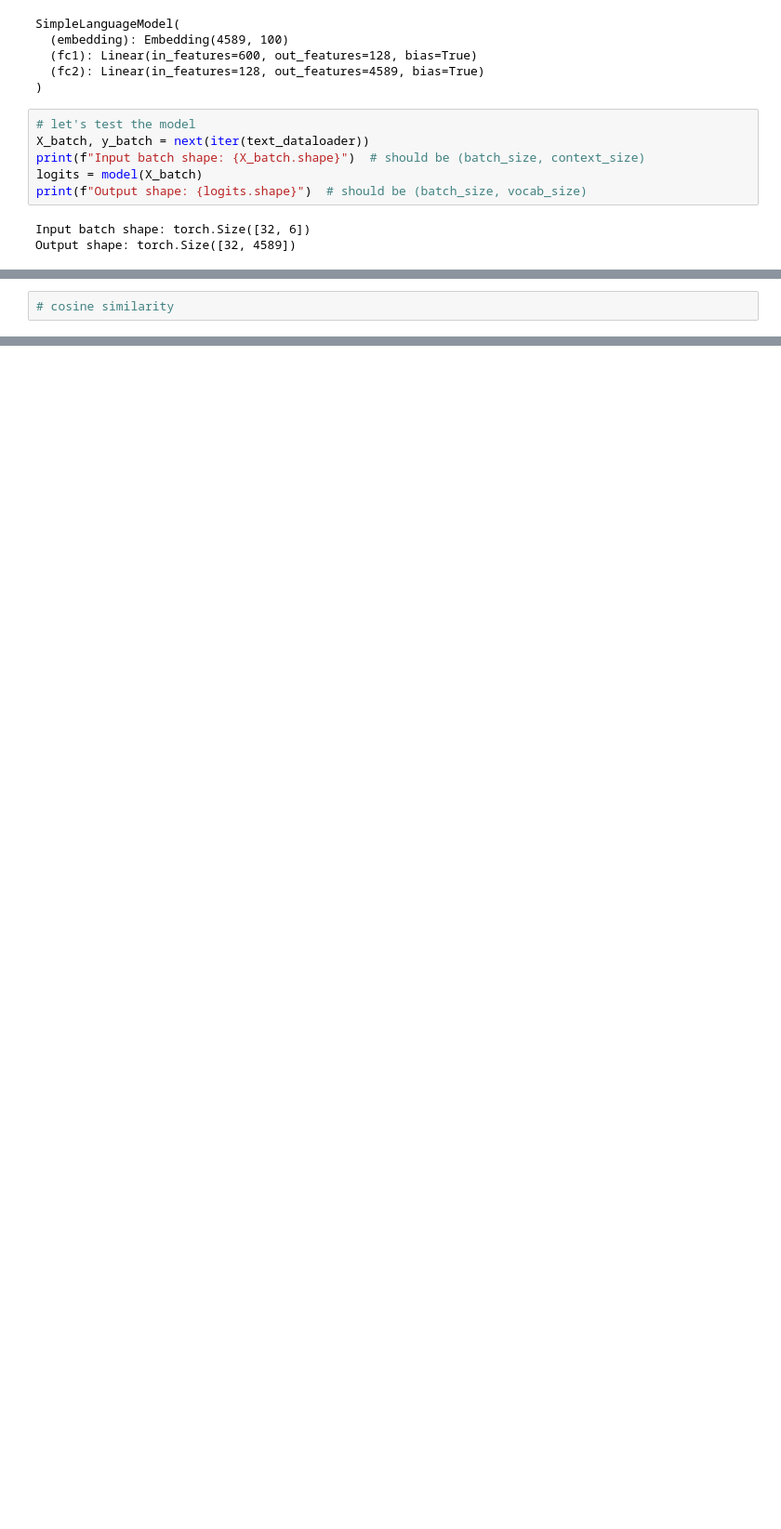
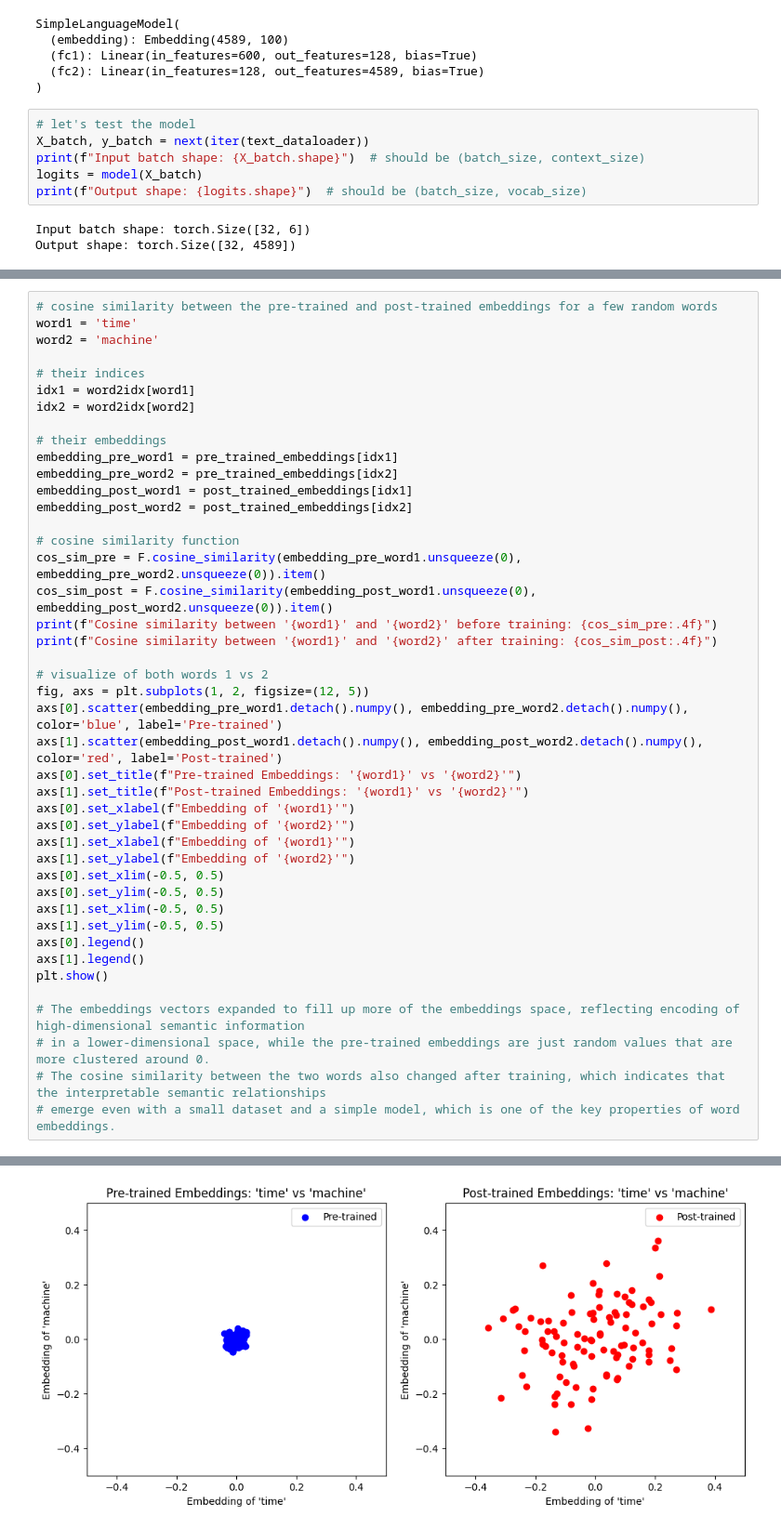
Before and after one commit to pablogasco1/deep-learning, a Jupyter notebook: notebooks_llms/02-embeddings_spaces_8.ipynb, the cells around one changed output, grey strips where cells are left out. Shown at 93% size. Cells and saved outputs as stored; diff of their text form; blank space fills up the shorter version.

```diff
--- a/notebooks_llms/02-embeddings_spaces_8.ipynb
+++ b/notebooks_llms/02-embeddings_spaces_8.ipynb
@@ -419,2 +419,44 @@ plt.show()
 # %%
-# cosine similarity
+# cosine similarity between the pre-trained and post-trained embeddings for a few random words
+word1 = 'time'
+word2 = 'machine'
+
+# their indices
+idx1 = word2idx[word1]
+idx2 = word2idx[word2]
+
+# their embeddings
+embedding_pre_word1 = pre_trained_embeddings[idx1]
+embedding_pre_word2 = pre_trained_embeddings[idx2]
+embedding_post_word1 = post_trained_embeddings[idx1]
+embedding_post_word2 = post_trained_embeddings[idx2]
+
+# cosine similarity function
+cos_sim_pre = F.cosine_similarity(embedding_pre_word1.unsqueeze(0), embedding_pre_word2.unsqueeze(0)).item()
+cos_sim_post = F.cosine_similarity(embedding_post_word1.unsqueeze(0), embedding_post_word2.unsqueeze(0)).item()
+print(f"Cosine similarity between '{word1}' and '{word2}' before training: {cos_sim_pre:.4f}")
+print(f"Cosine similarity between '{word1}' and '{word2}' after training: {cos_sim_post:.4f}")
+
+# visualize of both words 1 vs 2
+fig, axs = plt.subplots(1, 2, figsize=(12, 5))
+axs[0].scatter(embedding_pre_word1.detach().numpy(), embedding_pre_word2.detach().numpy(), color='blue', label='Pre-trained')
+axs[1].scatter(embedding_post_word1.detach().numpy(), embedding_post_word2.detach().numpy(), color='red', label='Post-trained')
+axs[0].set_title(f"Pre-trained Embeddings: '{word1}' vs '{word2}'")
+axs[1].set_title(f"Post-trained Embeddings: '{word1}' vs '{word2}'")
+axs[0].set_xlabel(f"Embedding of '{word1}'")
+axs[0].set_ylabel(f"Embedding of '{word2}'")
+axs[1].set_xlabel(f"Embedding of '{word1}'")
+axs[1].set_ylabel(f"Embedding of '{word2}'")
+axs[0].set_xlim(-0.5, 0.5)
+axs[0].set_ylim(-0.5, 0.5)
+axs[1].set_xlim(-0.5, 0.5)
+axs[1].set_ylim(-0.5, 0.5)
+axs[0].legend()
+axs[1].legend()
+plt.show()
+
+# The embeddings vectors expanded to fill up more of the embeddings space, reflecting encoding of high-dimensional semantic information
+# in a lower-dimensional space, while the pre-trained embeddings are just random values that are more clustered around 0.
+# The cosine similarity between the two words also changed after training, which indicates that the interpretable semantic relationships
+# emerge even with a small dataset and a simple model, which is one of the key properties of word embeddings.
+# %% [output]
@@ -420,0 +465 @@ plt.show()
+[figure, added]
```
Also changed, not shown: parts of 11 cells of this notebook, 6 other files.
